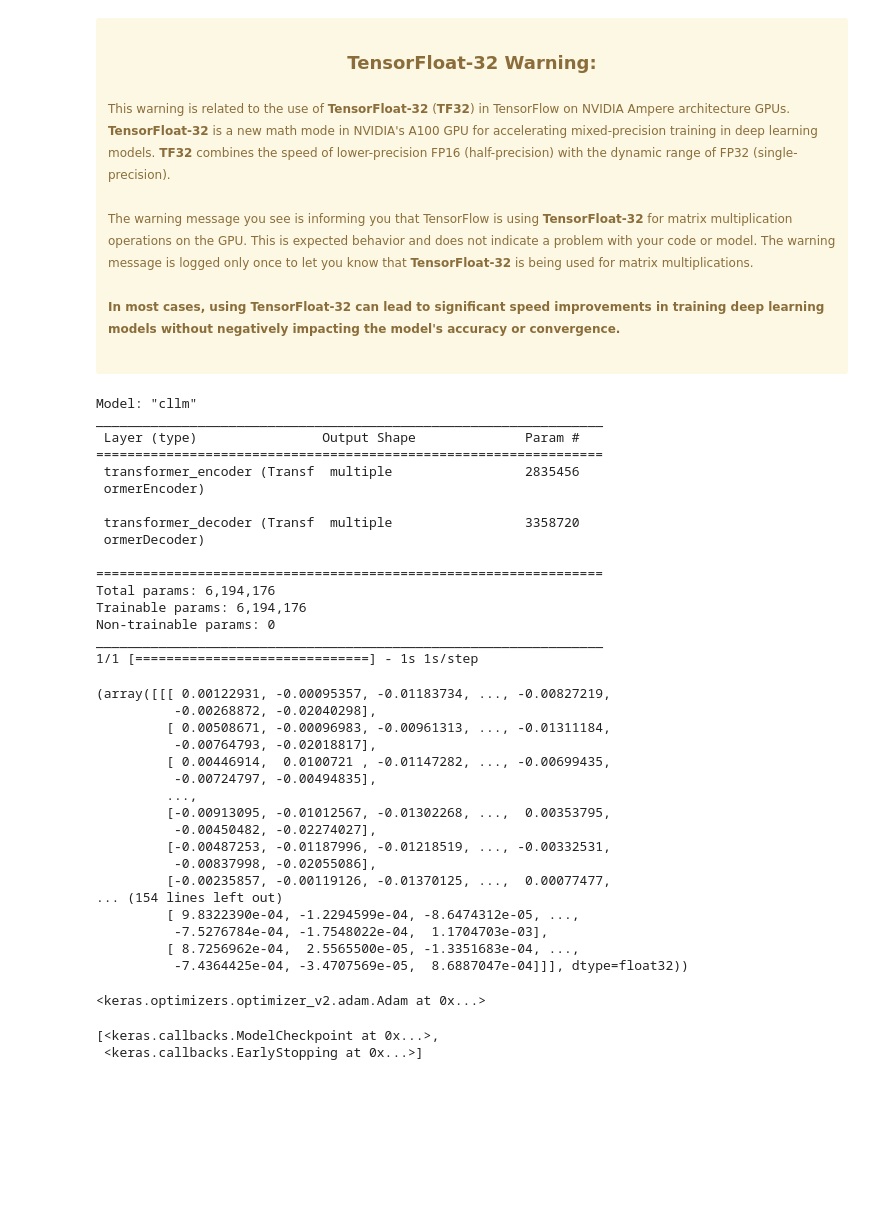
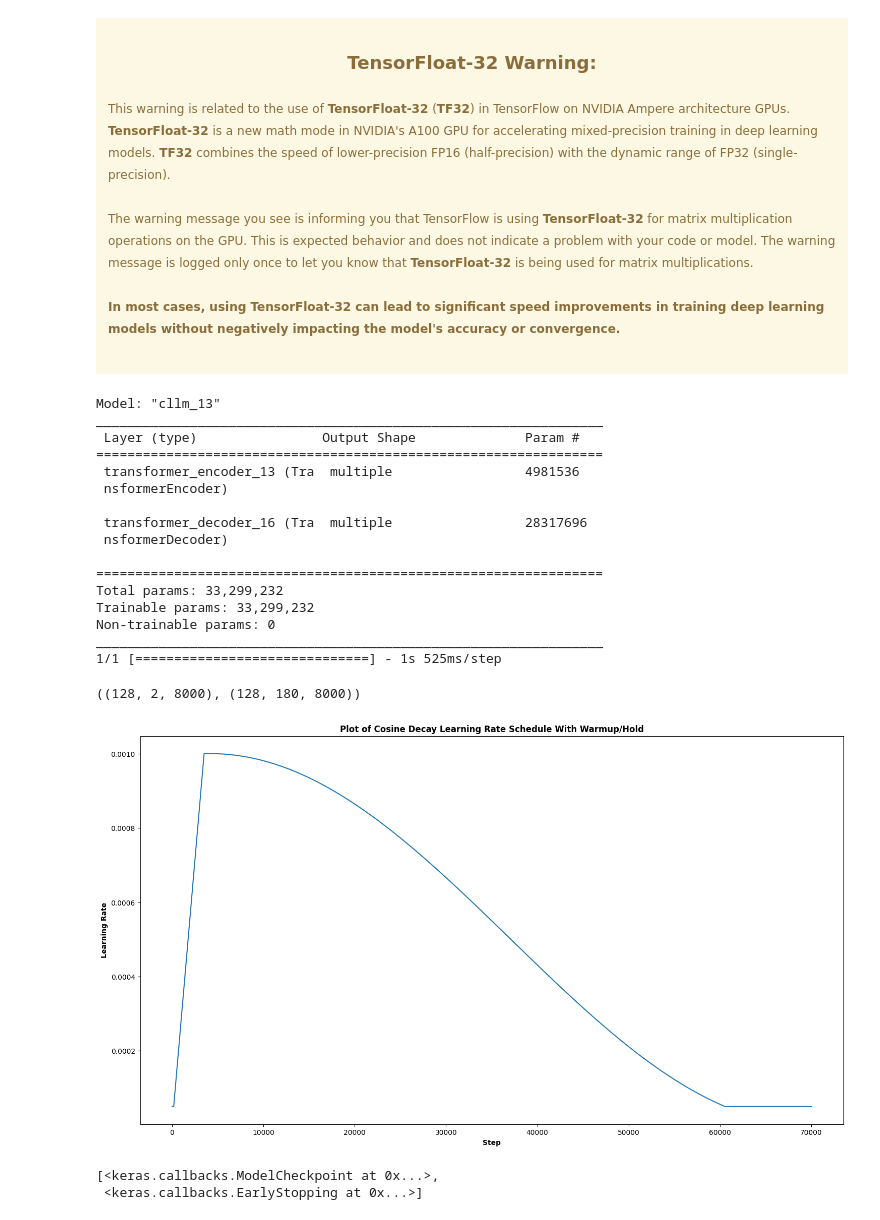
Before and after one commit to darien-schettler/spearecode, a Jupyter notebook: nbs/train.ipynb, the cells around one changed output. Cells and saved outputs as stored; diff of their text form; code cells hidden in the pictures; blank space fills up the shorter version.

```diff
--- a/nbs/train.ipynb
+++ b/nbs/train.ipynb
@@ -111,13 +111,8 @@ N_TOTAL_RECS = len(ALL_TFRECORDS)
 
 
 EX_PER_TFREC = 100
-VAL_PCT = 0.125
+VAL_PCT = 0.1
 N_VAL_RECS = int(VAL_PCT*N_TOTAL_RECS)
 
 VAL_TFRECORDS = ALL_TFRECORDS[:N_VAL_RECS]
 TRAIN_TFRECORDS = ALL_TFRECORDS[N_VAL_RECS:]
-
-train_ds = load_tfrecord_dataset(TRAIN_TFRECORDS)
-val_ds = load_tfrecord_dataset(VAL_TFRECORDS)
-
-(train_ds, val_ds)
@@ -333,13 +336,13 @@ from spearecode.models.cllm_backbone import CLLM
 #       --> TBD
 
 enc_vocab_size, dec_vocab_size       = sp.vocab_size(), sp.vocab_size()
-enc_context_len, dec_context_len     = 128, 64
-enc_embed_dim, dec_embed_dim         = 128, 128
-enc_hidden_layers, dec_hidden_layers = 2, 2
-enc_attn_heads, dec_attn_heads       = 4, 4
+enc_context_len, dec_context_len     = train_config["encoder_context_len"], train_config["decoder_context_len"]
+enc_embed_dim, dec_embed_dim         = 196, 384
+enc_hidden_layers, dec_hidden_layers = 2, 3
+enc_attn_heads, dec_attn_heads       = 4, 6
 enc_ffn_act, dec_ffn_act             = "gelu", "gelu"
-enc_ffn_dropout, dec_ffn_dropout     = 0.1, 0.1
-enc_attn_dropout, dec_attn_dropout   = 0.1, 0.1
+enc_ffn_dropout, dec_ffn_dropout     = 0.2, 0.2
+enc_attn_dropout, dec_attn_dropout   = 0.2, 0.2
 enc_use_bias, dec_use_bias           = False, False
 enc_expansion, dec_expansion         = 4, 4
 
@@ -368,49 +371,36 @@ dec_config = dict(
 )
 
 cllm = CLLM(encoder_kwargs=enc_config, decoder_kwargs=dec_config, batch_size=train_config["batch_size"])
+dec_bb = DecoderOnlyBackbone(**dec_config)
+# enc_bb = EncoderOnlyBackbone(**enc_config)
+
 cllm.summary()
-
 # test predict
-cllm.predict(val_ds.take(1))
+pred = cllm.predict(val_ds.take(1))
+pred[0].shape, pred[1].shape
 # %% [output]
-Model: "cllm"
+Model: "cllm_13"
 _________________________________________________________________
  Layer (type)                Output Shape              Param #
 =================================================================
- transformer_encoder (Transf  multiple                 2835456
- ormerEncoder)
+ transformer_encoder_13 (Tra  multiple                 4981536
+ nsformerEncoder)
 
- transformer_decoder (Transf  multiple                 3358720
- ormerDecoder)
+ transformer_decoder_16 (Tra  multiple                 28317696
+ nsformerDecoder)
 
 =================================================================
-Total params: 6,194,176
-Trainable params: 6,194,176
+Total params: 33,299,232
+Trainable params: 33,299,232
 Non-trainable params: 0
 _________________________________________________________________
-1/1 [==============================] - 1s 1s/step
+1/1 [==============================] - 1s 525ms/step
-(array([[[ 0.00122931, -0.00095357, -0.01183734, ..., -0.00827219,
-          -0.00268872, -0.02040298],
-         [ 0.00508671, -0.00096983, -0.00961313, ..., -0.01311184,
-          -0.00764793, -0.02018817],
-         [ 0.00446914,  0.0100721 , -0.01147282, ..., -0.00699435,
-          -0.00724797, -0.00494835],
-         ...,
-         [-0.00913095, -0.01012567, -0.01302268, ...,  0.00353795,
-          -0.00450482, -0.02274027],
-         [-0.00487253, -0.01187996, -0.01218519, ..., -0.00332531,
-          -0.00837998, -0.02055086],
-         [-0.00235857, -0.00119126, -0.01370125, ...,  0.00077477,
-... (154 lines left out)
-         [ 9.8322390e-04, -1.2294599e-04, -8.6474312e-05, ...,
-          -7.5276784e-04, -1.7548022e-04,  1.1704703e-03],
-         [ 8.7256962e-04,  2.5565500e-05, -1.3351683e-04, ...,
-          -7.4364425e-04, -3.4707569e-05,  8.6887047e-04]]], dtype=float32))
+((128, 2, 8000), (128, 180, 8000))
 # %%
-from spearecode.optimizers import AdamWeightDecay, WarmUpCosineDecay
+from spearecode.optimizers import AdamWeightDecay, WarmUpCosineDecay, plot_learning_rate
 
-approx_total_steps = N_TOTAL_RECS*100
-approx_val_steps = N_VAL_RECS*100
+approx_total_steps = N_TOTAL_RECS*1000
+approx_val_steps = N_VAL_RECS*1000
 approx_train_steps = approx_total_steps-approx_val_steps
 
 optimizer_config = dict(
@@ -425,35 +415,35 @@ optimizer_config = dict(
 )
 
 lr_config = dict(
     init_lr=0.001,
     min_lr=5e-05,
     decay_portion=1.0,
     warmup_portion=0.05,
     hold_portion=0.01,
     total_steps=approx_train_steps,
     alpha=0.0,
     decay_steps=approx_train_steps,
     warmup_steps=int(approx_train_steps*0.05),
     hold_steps=int(approx_train_steps*0.01),
 )
 
 # Instantiate our learning rate (or lr-schedule)
 if optimizer_config["use_cdecay_lr"]:
     optimizer_config.pop("use_cdecay_lr")
     lr=WarmUpCosineDecay(**lr_config)
 else:
     lr=lr_config["init_lr"]
 
 # Instantiate our optimizer (AdamW or just vanilla Adam)
 if not optimizer_config["use_basic_adam"]:
     optimizer_config.pop("use_basic_adam")
     optimizer = AdamWeightDecay(learning_rate=lr, **optimizer_config)
 else:
     optimizer = tf.keras.optimizers.Adam(learning_rate=lr)
 
-optimizer
+plot_learning_rate(**lr_config)
 # %% [output]
-<keras.optimizers.optimizer_v2.adam.Adam at 0x...>
+[figure, added]
 # %%
 from spearecode.callbacks import get_callbacks
 
```
Also changed, not shown: parts of 11 cells of this notebook, 3 other files.
